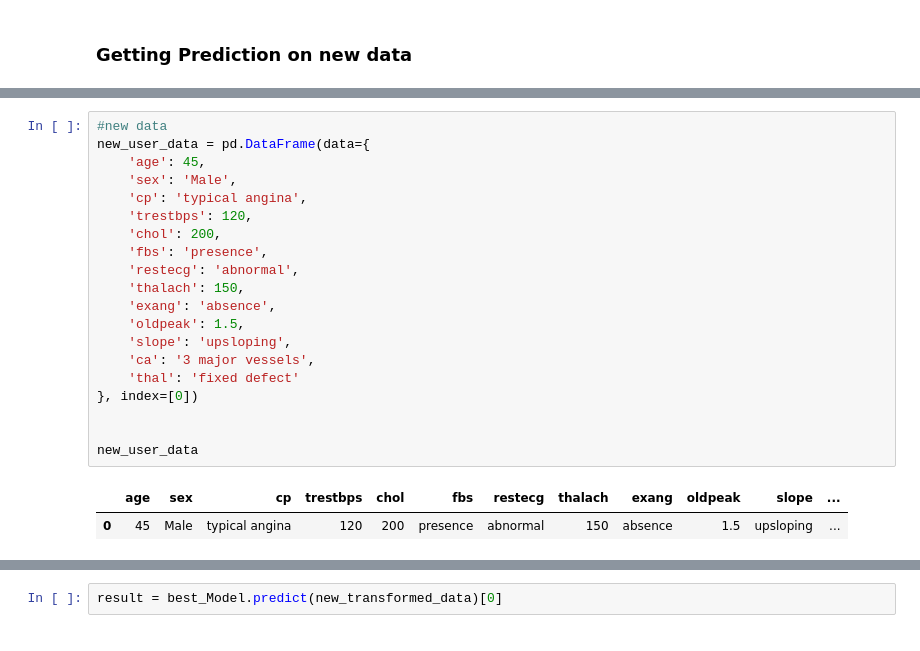
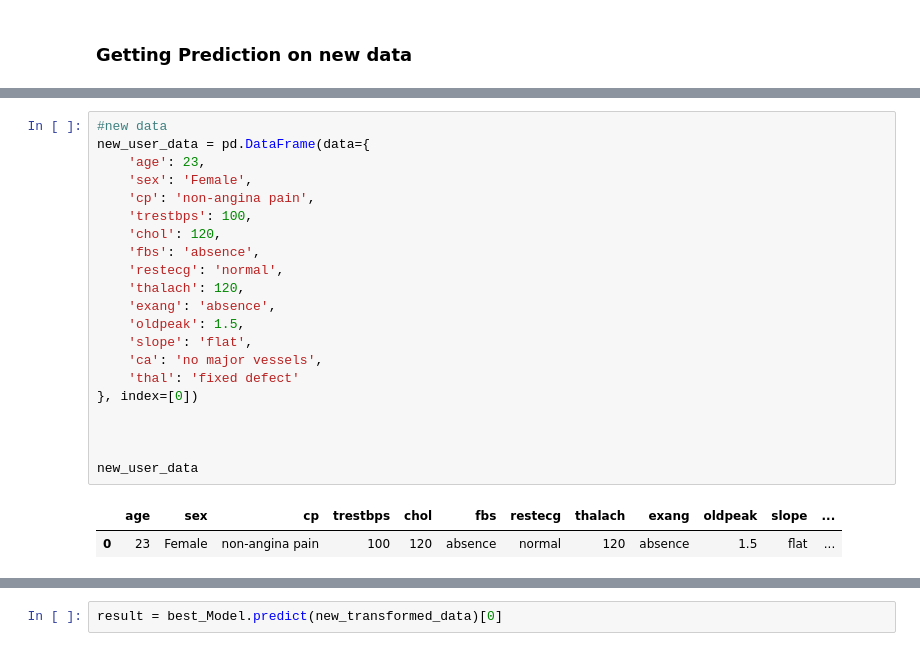
Before and after one commit to ehtisham-sadiq/Building-an-ML-Based-Heart-Disease-Diagnosis-System-with-Flask, a Jupyter notebook: notebook/EDA.ipynb, the cells around one changed output, grey strips where cells are left out. Cells and saved outputs as stored; diff of their text form.

```diff
--- a/notebook/EDA.ipynb
+++ b/notebook/EDA.ipynb
@@ -633,25 +669,26 @@ joblib.dump(best_Model, 'model/Classification_model.pkl')
 # %%
 #new data
 new_user_data = pd.DataFrame(data={
-    'age': 45,
-    'sex': 'Male',
-    'cp': 'typical angina',
-    'trestbps': 120,
-    'chol': 200,
-    'fbs': 'presence',
-    'restecg': 'abnormal',
-    'thalach': 150,
+    'age': 23,
+    'sex': 'Female',
+    'cp': 'non-angina pain',
+    'trestbps': 100,
+    'chol': 120,
+    'fbs': 'absence',
+    'restecg': 'normal',
+    'thalach': 120,
     'exang': 'absence',
     'oldpeak': 1.5,
-    'slope': 'upsloping',
-    'ca': '3 major vessels',
+    'slope': 'flat',
+    'ca': 'no major vessels',
     'thal': 'fixed defect'
 }, index=[0])
 
 
+
 new_user_data
 # %% [output]
 |  | age | sex | cp | trestbps | chol | fbs | restecg | thalach | exang | oldpeak | slope | ... |
-| 0 | 45 | Male | typical angina | 120 | 200 | presence | abnormal | 150 | absence | 1.5 | upsloping | ... |
+| 0 | 23 | Female | non-angina pain | 100 | 120 | absence | normal | 120 | absence | 1.5 | flat | ... |
 # %%
 new_transformed_data = pipeline.transform(new_user_data)
```
Also changed, not shown: parts of 28 cells of this notebook, 6 other files.
